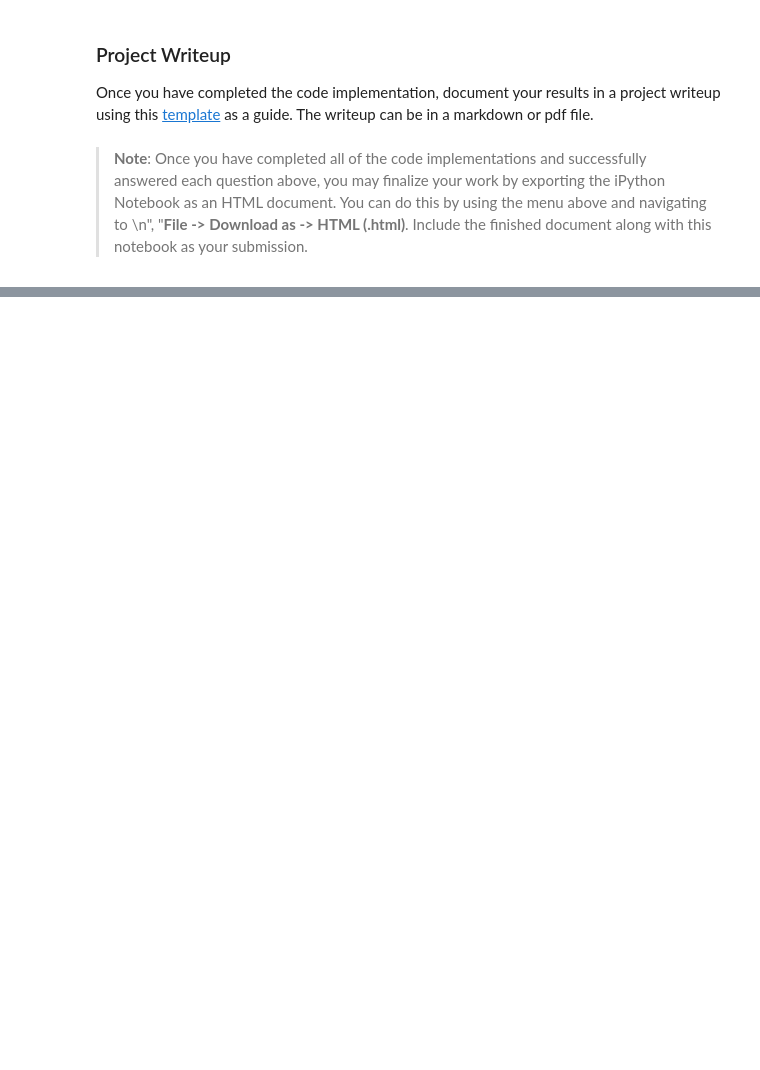
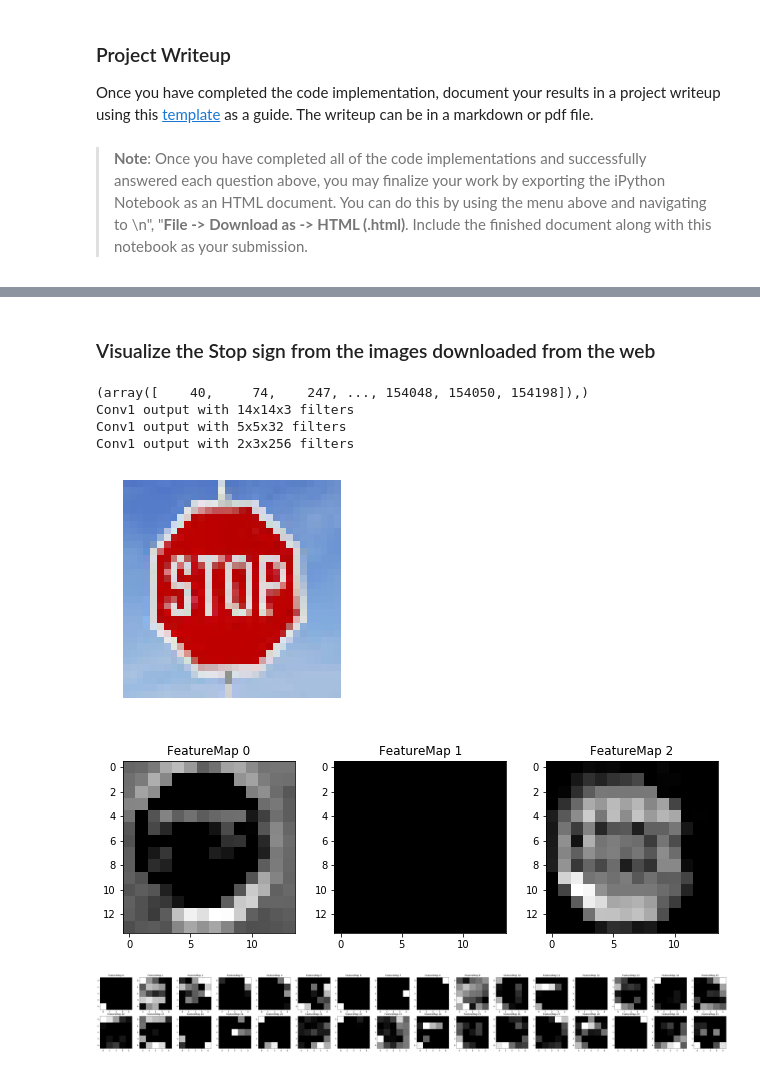
Before and after one commit to rnaidu02/CarND-Traffic-Sign-Classifier-Project, a Jupyter notebook: Traffic_Sign_Classifier.ipynb, the cells around one changed output, grey strips where cells are left out. Drawn from its saved outputs; the diff is of its cells as text; code cells hidden in the pictures; blank space fills up the shorter version.

```diff
--- a/Traffic_Sign_Classifier.ipynb
+++ b/Traffic_Sign_Classifier.ipynb
@@ -1047,9 +1030,9 @@ def outputFeatureMap(image_input, tf_activation, activation_min=-1, activation_m
     # If you get an error tf_activation is not defined it may be having trouble accessing the variable from inside a function
     activation = tf_activation.eval(session=sess,feed_dict={x : image_input})
     featuremaps = activation.shape[3]
-    plt.figure(plt_num, figsize=(15,15))
+    plt.figure(plt_num, figsize=(60,60))
     for featuremap in range(featuremaps):
-        plt.subplot(6,8, featuremap+1) # sets the number of feature maps to show on each row and column
+        plt.subplot(16,16, featuremap+1) # sets the number of feature maps to show on each row and column
         plt.title('FeatureMap ' + str(featuremap)) # displays the feature map number
         if activation_min != -1 & activation_max != -1:
             plt.imshow(activation[0,:,:, featuremap], interpolation="nearest", vmin =activation_min, vmax=activation_max, cmap="gray")
@@ -1059,3 +1042,36 @@ def outputFeatureMap(image_input, tf_activation, activation_min=-1, activation_m
             plt.imshow(activation[0,:,:, featuremap], interpolation="nearest", vmin=activation_min, cmap="gray")
         else:
             plt.imshow(activation[0,:,:, featuremap], interpolation="nearest", cmap="gray")
+# %% [markdown]
+### Visualize the Stop sign from the images downloaded from the web
+# %%
+### Visualize the Stop sign from the images downloaded from the web
+print (np.where(y_train==14))
+#test_img_data = X_train[247].reshape((-1, 32, 32, 3)).astype(np.float32)
+image = test_img[9]
+test_img_data = image.reshape((-1, 32, 32, 3)).astype(np.float32)
+
+with tf.Session() as sess:
+    #sess.run(tf.global_variables_initializer())
+    saver.restore(sess, './traffic_signal_lenet')
+
+    # Print the image from web
+    plt.figure(1, figsize=(10,4))
+    #print(image.shape)
+    plt.imshow(image)
+    plt.axis('off')
+
+    print('Conv1 output with 14x14x3 filters')
+    outputFeatureMap(test_img_data, LeNet.conv1, plt_num=2)
+    print('Conv1 output with 5x5x32 filters')
+    outputFeatureMap(test_img_data, LeNet.conv2, plt_num=3)
+    print('Conv1 output with 2x3x256 filters')
+    outputFeatureMap(test_img_data, LeNet.conv3, plt_num=4)
+# %% [output]
+(array([    40,     74,    247, ..., 154048, 154050, 154198]),)
+Conv1 output with 14x14x3 filters
+Conv1 output with 5x5x32 filters
+Conv1 output with 2x3x256 filters
+[figure, added]
+[figure, added]
+[figure, added]
```
Also changed, not shown: parts of 13 cells of this notebook, 2 other files.
